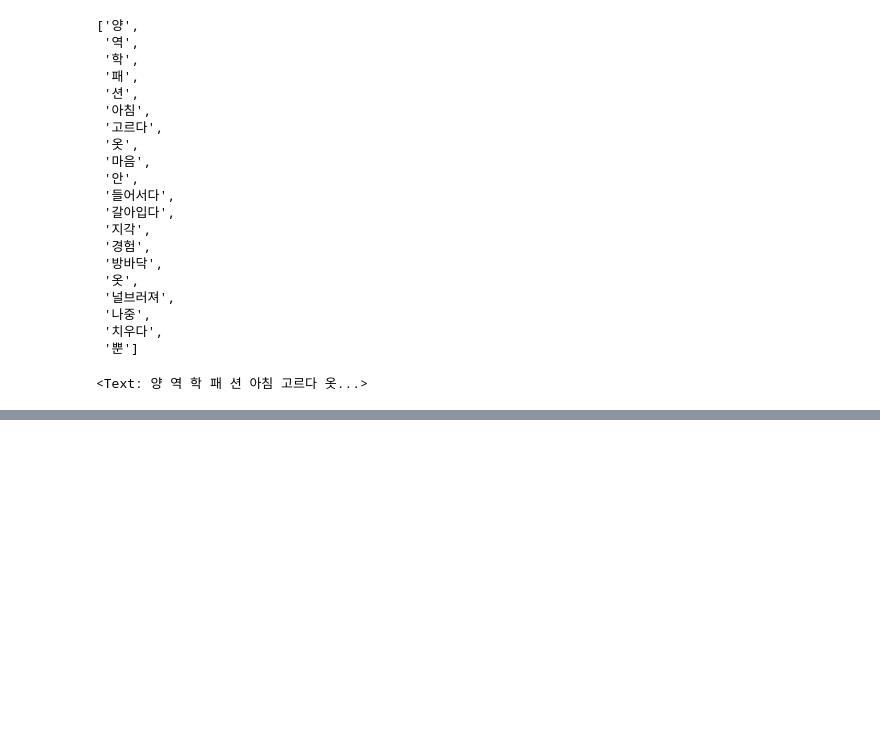
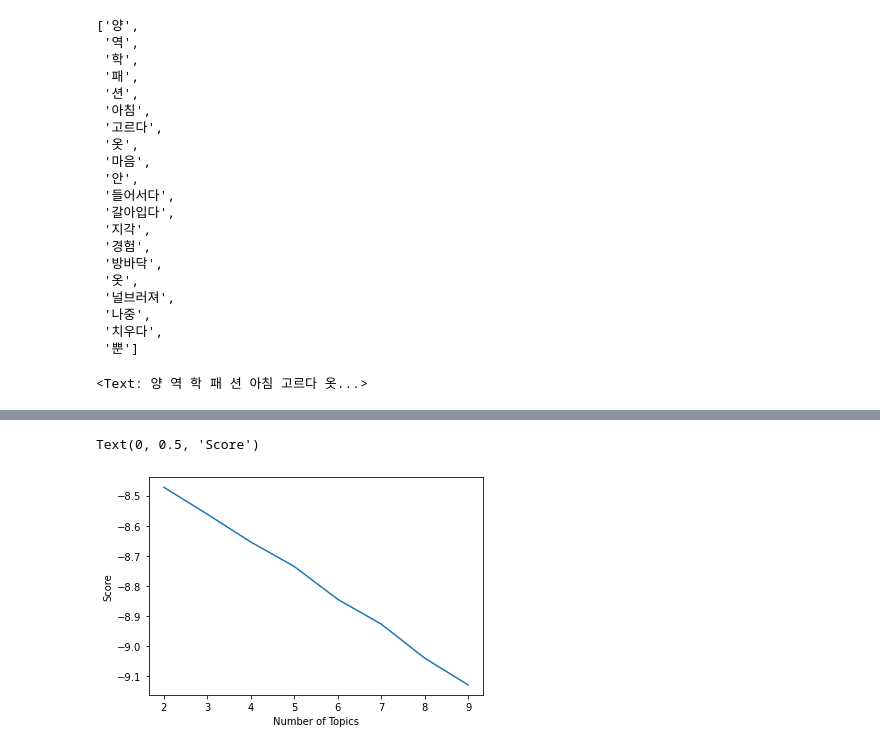
Before and after one commit to shinwoejin/Python, a Jupyter notebook: 11월 파이썬/고객데이터 수집/고객데이터분석(전처리)_1.ipynb, the cells around one changed output, grey strips where cells are left out. Drawn from its saved outputs; the diff is of its cells as text; code cells hidden in the pictures; blank space fills up the shorter version.

```diff
--- a/11월 파이썬/고객데이터 수집/고객데이터분석(전처리)_1.ipynb
+++ b/11월 파이썬/고객데이터 수집/고객데이터분석(전처리)_1.ipynb
@@ -343,0 +372,4 @@ plt.show()
+# %%
+tfidf = []
+for i, sent in enumerate(data3):
+    tfidf.append([(token, sp_matrix[i, word2id[token]]) for token in sent.split()])
@@ -343,0 +398,5 @@ plt.show()
+# %%
+from gensim import corpora, models
+
+dictionary = corpora.Dictionary(data1)
+dictionary
@@ -343,0 +405,3 @@ plt.show()
+# %%
+#tuple로 mapping해주는 함수, doc2bow
+corpus = [dictionary.doc2bow(text) for text in data1]
@@ -343,0 +428,16 @@ plt.show()
+# %%
+import gensim
+values = []
+for i in range(2, 10):
+    ldamodel = gensim.models.ldamodel.LdaModel(corpus,
+                                               num_topics=i,
+                                               id2word=dictionary)
+    values.append(ldamodel.log_perplexity(corpus))
+# %%
+x = range(2,10)
+plt.plot(x, values)
+plt.xlabel('Number of Topics')
+plt.ylabel('Score')
+# %% [output]
+Text(0, 0.5, 'Score')
+[figure, added]
```
Also changed, not shown: parts of 26 cells of this notebook, 2 other files.
